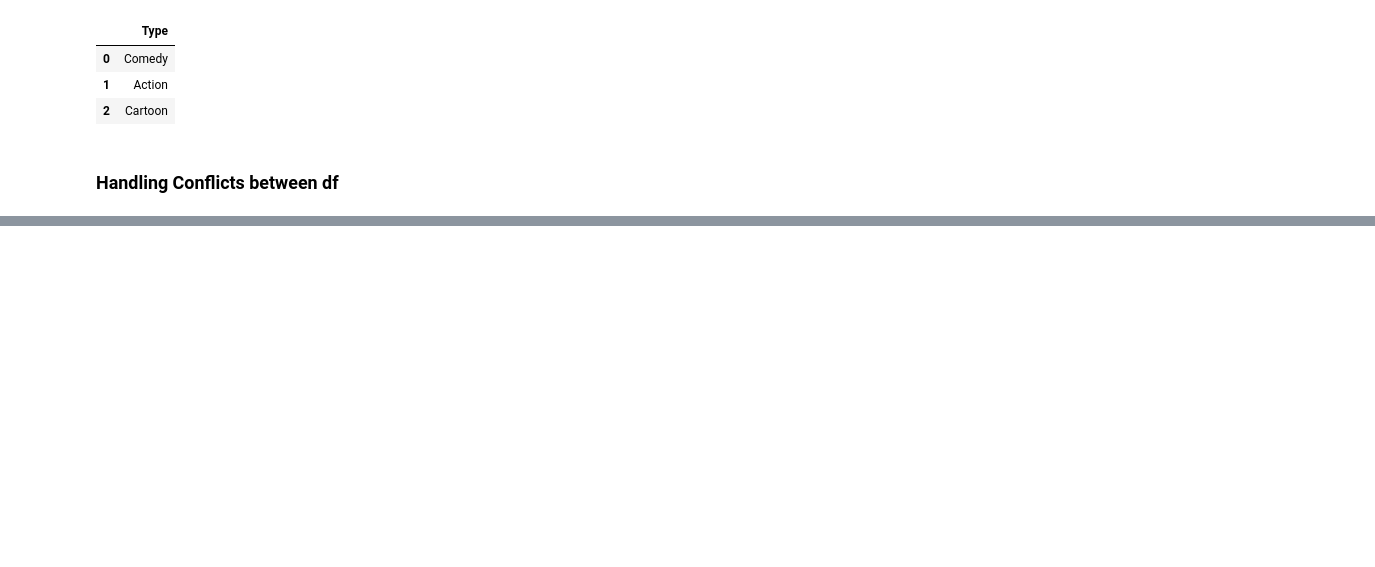
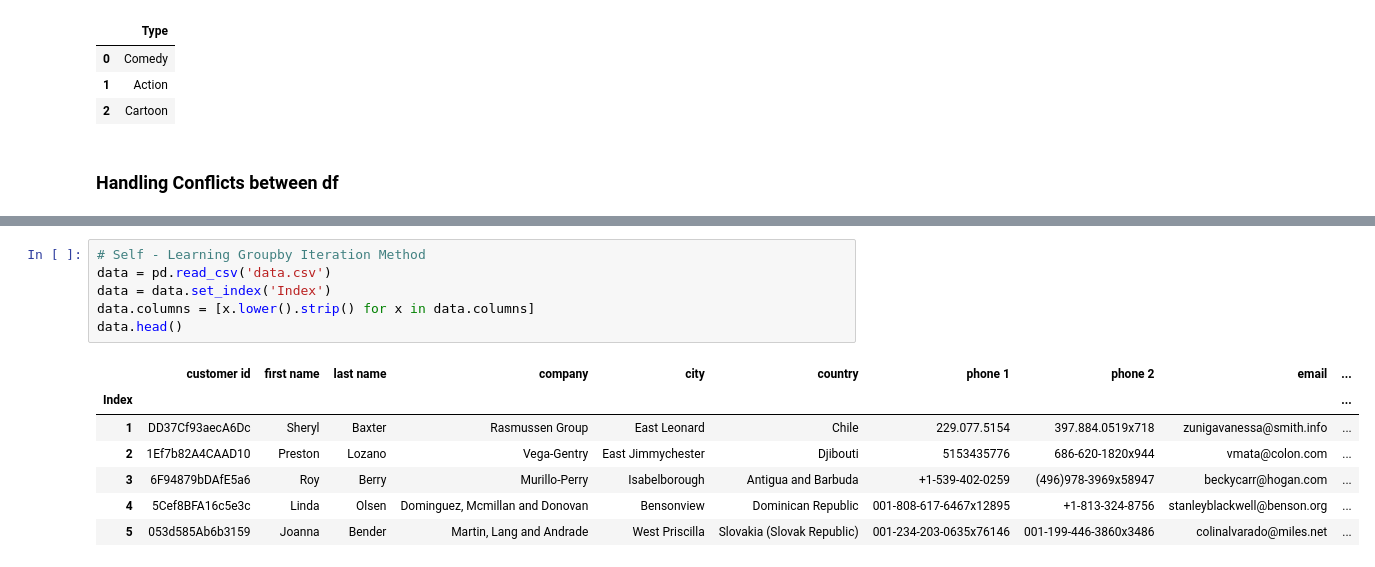
Before and after one commit to shreymusician/data-science-journey, a Jupyter notebook: module 3/merging df.ipynb, the cells around one changed output, grey strips where cells are left out. Cells and saved outputs as stored; diff of their text form; blank space fills up the shorter version.

```diff
--- a/module 3/merging df.ipynb
+++ b/module 3/merging df.ipynb
@@ -163,0 +554,14 @@ sdf = pd.DataFrame([{'Name': 'James', 'School': 'Business',
+# %%
+# Self - Learning Groupby Iteration Method
+data = pd.read_csv('data.csv')
+data = data.set_index('Index')
+data.columns = [x.lower().strip() for x in data.columns]
+data.head()
+# %% [output]
+|  | customer id | first name | last name | company | city | country | phone 1 | phone 2 | email | ... |
+| Index |  |  |  |  |  |  |  |  |  | ... |
+| 1 | DD37Cf93aecA6Dc | Sheryl | Baxter | Rasmussen Group | East Leonard | Chile | 229.077.5154 | 397.884.0519x718 | zunigavanessa@smith.info | ... |
+| 2 | 1Ef7b82A4CAAD10 | Preston | Lozano | Vega-Gentry | East Jimmychester | Djibouti | 5153435776 | 686-620-1820x944 | vmata@colon.com | ... |
+| 3 | 6F94879bDAfE5a6 | Roy | Berry | Murillo-Perry | Isabelborough | Antigua and Barbuda | +1-539-402-0259 | (496)978-3969x58947 | beckycarr@hogan.com | ... |
+| 4 | 5Cef8BFA16c5e3c | Linda | Olsen | Dominguez, Mcmillan and Donovan | Bensonview | Dominican Republic | 001-808-617-6467x12895 | +1-813-324-8756 | stanleyblackwell@benson.org | ... |
+| 5 | 053d585Ab6b3159 | Joanna | Bender | Martin, Lang and Andrade | West Priscilla | Slovakia (Slovak Republic) | 001-234-203-0635x76146 | 001-199-446-3860x3486 | colinalvarado@miles.net | ... |
```
Also changed, not shown: parts of 37 cells of this notebook, 15 other files.
